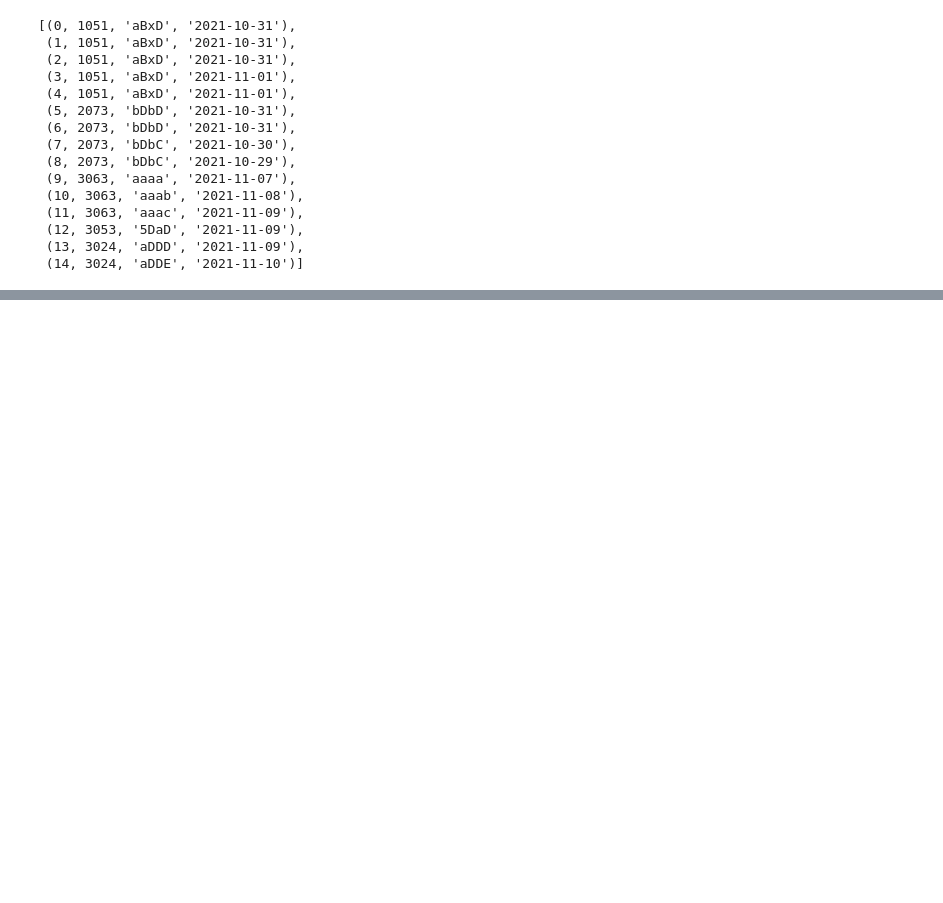
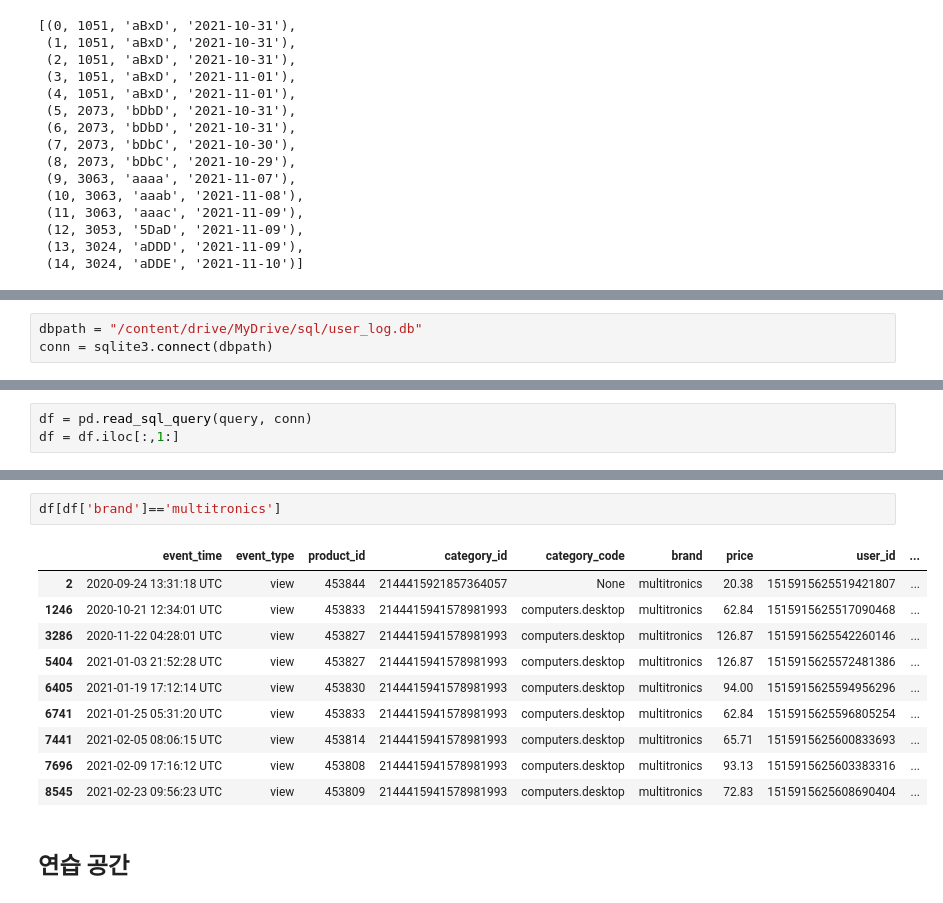
Before and after one commit to tkasod2/TIL, a Jupyter notebook: sqlite/sqlite3연습.ipynb, the cells around one changed output, grey strips where cells are left out. Saved outputs shown, nothing was run; the diff lists cells and outputs as text; blank space fills up the shorter version.

```diff
--- a/sqlite/sqlite3연습.ipynb
+++ b/sqlite/sqlite3연습.ipynb
@@ -180,0 +162,3 @@ cur.fetchall()
+# %%
+dbpath = "/content/drive/MyDrive/sql/user_log.db"
+conn = sqlite3.connect(dbpath)
@@ -180,0 +216,3 @@ cur.fetchall()
+# %%
+df = pd.read_sql_query(query, conn)
+df = df.iloc[:,1:]
@@ -180,0 +247,15 @@ cur.fetchall()
+# %%
+df[df['brand']=='multitronics']
+# %% [output]
+|  | event_time | event_type | product_id | category_id | category_code | brand | price | user_id | ... |
+| 2 | 2020-09-24 13:31:18 UTC | view | 453844 | 2144415921857364057 | None | multitronics | 20.38 | 1515915625519421807 | ... |
+| 1246 | 2020-10-21 12:34:01 UTC | view | 453833 | 2144415941578981993 | computers.desktop | multitronics | 62.84 | 1515915625517090468 | ... |
+| 3286 | 2020-11-22 04:28:01 UTC | view | 453827 | 2144415941578981993 | computers.desktop | multitronics | 126.87 | 1515915625542260146 | ... |
+| 5404 | 2021-01-03 21:52:28 UTC | view | 453827 | 2144415941578981993 | computers.desktop | multitronics | 126.87 | 1515915625572481386 | ... |
+| 6405 | 2021-01-19 17:12:14 UTC | view | 453830 | 2144415941578981993 | computers.desktop | multitronics | 94.00 | 1515915625594956296 | ... |
+| 6741 | 2021-01-25 05:31:20 UTC | view | 453833 | 2144415941578981993 | computers.desktop | multitronics | 62.84 | 1515915625596805254 | ... |
+| 7441 | 2021-02-05 08:06:15 UTC | view | 453814 | 2144415941578981993 | computers.desktop | multitronics | 65.71 | 1515915625600833693 | ... |
+| 7696 | 2021-02-09 17:16:12 UTC | view | 453808 | 2144415941578981993 | computers.desktop | multitronics | 93.13 | 1515915625603383316 | ... |
+| 8545 | 2021-02-23 09:56:23 UTC | view | 453809 | 2144415941578981993 | computers.desktop | multitronics | 72.83 | 1515915625608690404 | ... |
+# %% [markdown]
+## 연습 공간
```
Also changed, not shown: parts of 17 cells of this notebook.
